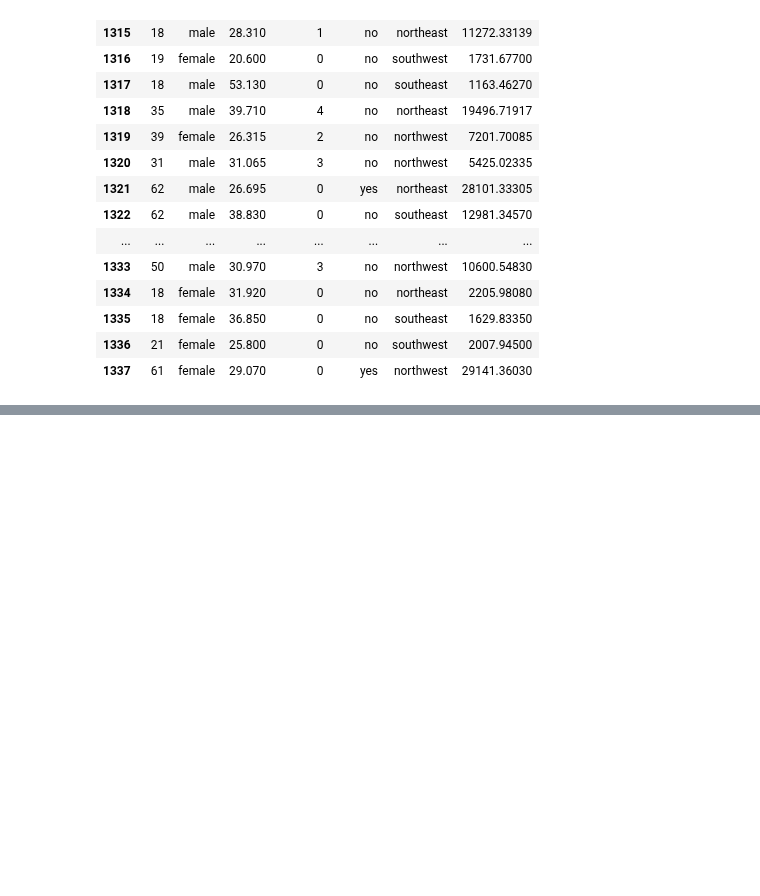
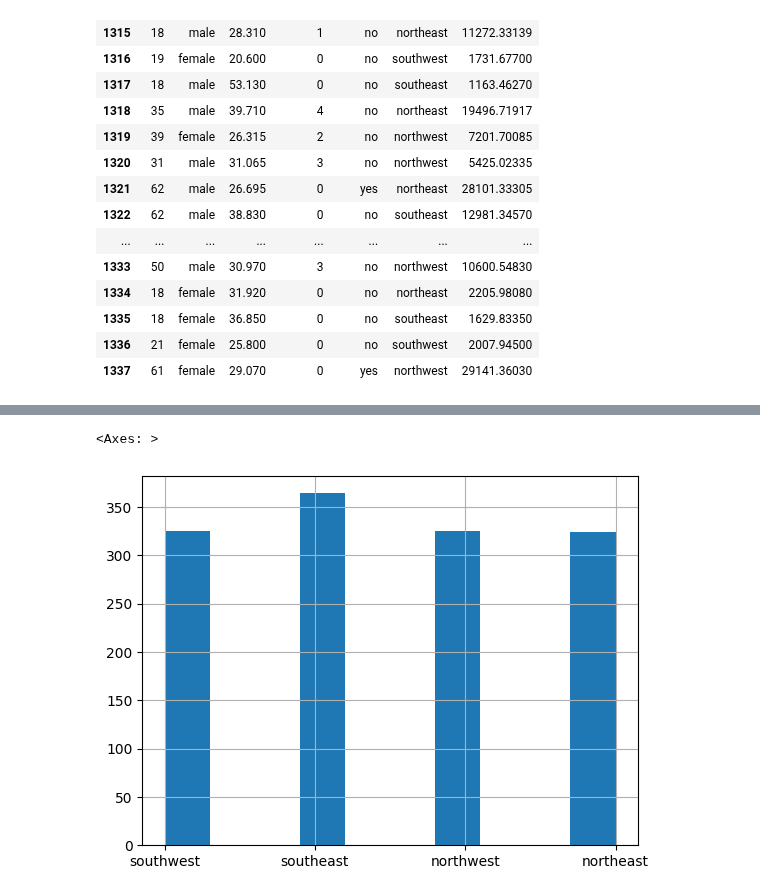
Before and after one commit to Memory77/brief_assurance_reg, a Jupyter notebook: nettoyage.ipynb, the cells around one changed output, grey strips where cells are left out. Cells and saved outputs as stored; diff of their text form; code cells hidden in the pictures; blank space fills up the shorter version.

```diff
--- a/nettoyage.ipynb
+++ b/nettoyage.ipynb
@@ -57,0 +135,6 @@ df.tail(25)
+# %%
+#focus variable region
+df['region'].hist()
+# %% [output]
+<Axes: >
+[figure, added]
```
Also changed, not shown: parts of 20 cells of this notebook.
